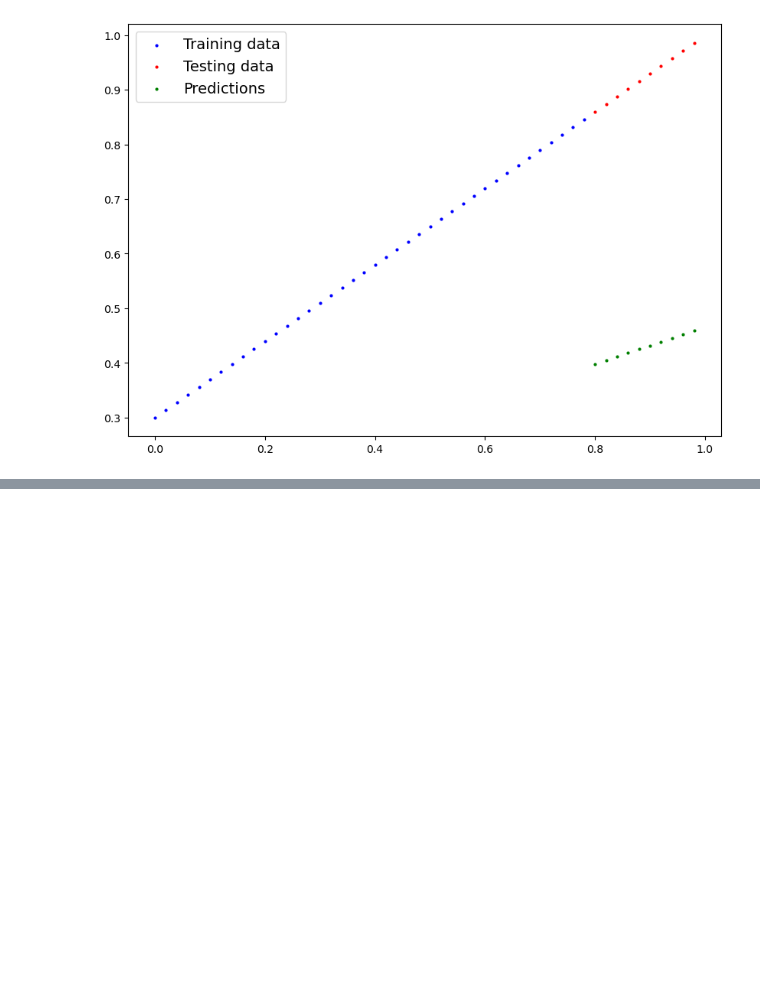
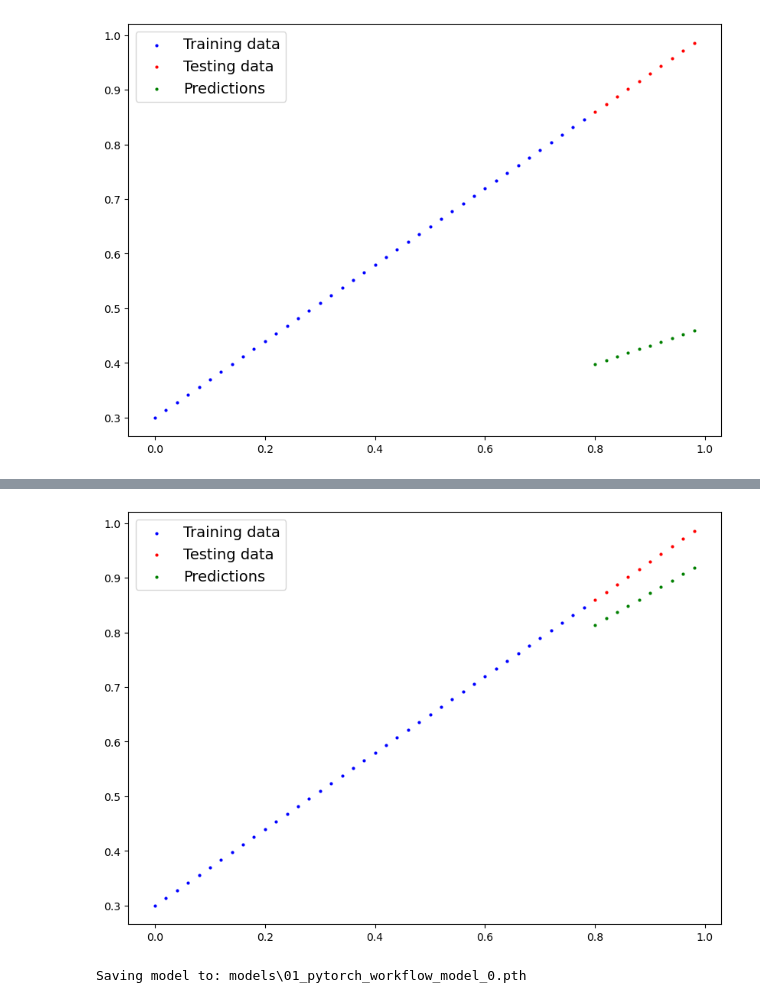
Before and after one commit to cluiverto/pytorch-basics, a Jupyter notebook: 1_workflow_fundamentals.ipynb, the cells around one changed output, grey strips where cells are left out. Cells and saved outputs as stored; diff of their text form; code cells hidden in the pictures; blank space fills up the shorter version.

```diff
--- a/1_workflow_fundamentals.ipynb
+++ b/1_workflow_fundamentals.ipynb
@@ -151,0 +236,13 @@ optimizer = torch.optim.SGD(params=model0.parameters(), # parameters of target m
+# %%
+# 1. Set the model in evaluation mode
+model0.eval()
+
+# 2. Setup the inference mode context manager
+with torch.inference_mode():
+  # 3. Make sure the calculations are done with the model and data on the same device
+  # in our case, we haven't setup device-agnostic code yet so our data and model are
+  # on the CPU by default.
+  # model_0.to(device)
+  # X_test = X_test.to(device)
+  y_preds = model0(X_test)
+y_preds
@@ -151,0 +260,21 @@ optimizer = torch.optim.SGD(params=model0.parameters(), # parameters of target m
+# %%
+plot_predictions(predictions=y_preds)
+# %% [output]
+[figure, added]
+# %%
+from pathlib import Path
+
+# 1. Create models directory
+MODEL_PATH = Path("models")
+MODEL_PATH.mkdir(parents=True, exist_ok=True)
+
+# 2. Create model save path
+MODEL_NAME = "01_pytorch_workflow_model_0.pth"
+MODEL_SAVE_PATH = MODEL_PATH / MODEL_NAME
+
+# 3. Save the model state dict
+print(f"Saving model to: {MODEL_SAVE_PATH}")
+torch.save(obj=model0.state_dict(), # only saving the state_dict() only saves the models learned parameters
+           f=MODEL_SAVE_PATH)
+# %% [output]
+Saving model to: models\01_pytorch_workflow_model_0.pth
```
Also changed, not shown: parts of 8 cells of this notebook, 2 other files.
